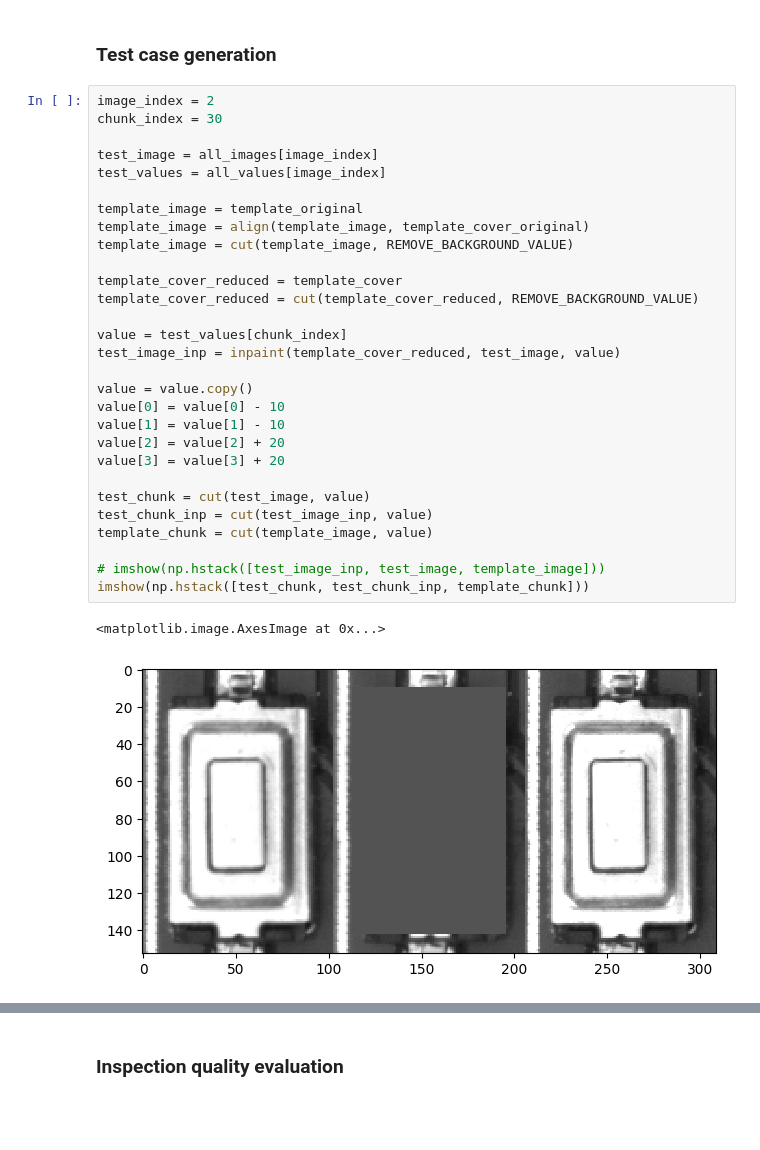
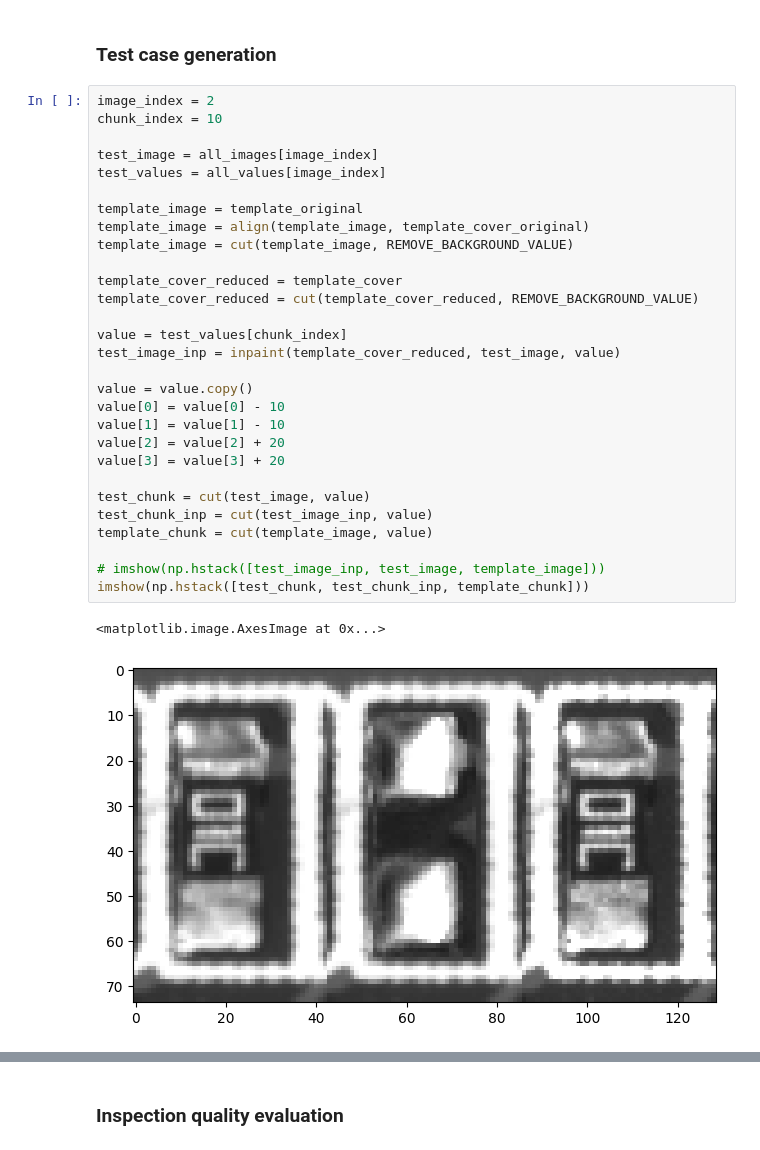
Before and after one commit to ChrnyaevEK/open-aoi, a Jupyter notebook: playground/inspection/metrics/eval_wavelet_transformation.ipynb, the cells around one changed output, grey strips where cells are left out. Cells and saved outputs as stored; diff of their text form; blank space fills up the shorter version.

```diff
--- a/playground/inspection/metrics/eval_wavelet_transformation.ipynb
+++ b/playground/inspection/metrics/eval_wavelet_transformation.ipynb
@@ -205,36 +205,36 @@ def is_component_present(
 ### Test case generation
 # %%
 image_index = 2
-chunk_index = 30
+chunk_index = 10
 
 test_image = all_images[image_index]
 test_values = all_values[image_index]
 
 template_image = template_original
 template_image = align(template_image, template_cover_original)
 template_image = cut(template_image, REMOVE_BACKGROUND_VALUE)
 
 template_cover_reduced = template_cover
 template_cover_reduced = cut(template_cover_reduced, REMOVE_BACKGROUND_VALUE)
 
 value = test_values[chunk_index]
 test_image_inp = inpaint(template_cover_reduced, test_image, value)
 
 value = value.copy()
 value[0] = value[0] - 10
 value[1] = value[1] - 10
 value[2] = value[2] + 20
 value[3] = value[3] + 20
 
 test_chunk = cut(test_image, value)
 test_chunk_inp = cut(test_image_inp, value)
 template_chunk = cut(template_image, value)
 
 # imshow(np.hstack([test_image_inp, test_image, template_image]))
 imshow(np.hstack([test_chunk, test_chunk_inp, template_chunk]))
 # %% [output]
 <matplotlib.image.AxesImage at 0x...>
-[figure, old version]
+[figure, new version]
 # %%
 threshold = 30
 allow = 0.05
```
Also changed, not shown: parts of 8 cells of this notebook.
